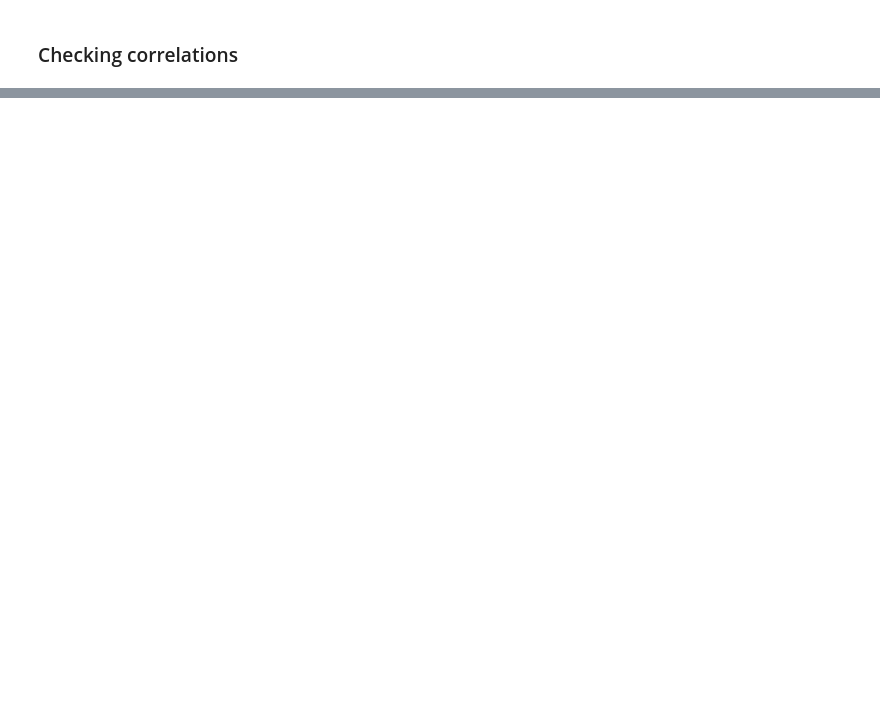
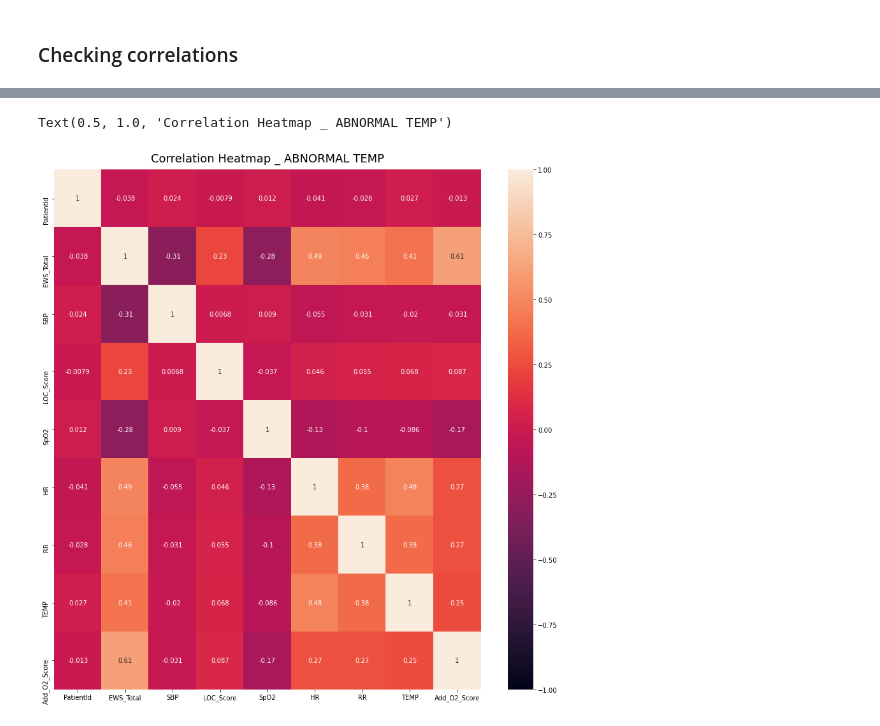
Before and after one commit to kustex/arinti_ews_usecase, a Jupyter notebook: arinti_EWS_notebook.ipynb, the cells around one changed output, grey strips where cells are left out. Cells and saved outputs as stored; diff of their text form; code cells hidden in the pictures; blank space fills up the shorter version.

```diff
--- a/arinti_EWS_notebook.ipynb
+++ b/arinti_EWS_notebook.ipynb
@@ -129,0 +212,10 @@ Text(0.5, 1.0, 'Correlation Heatmap')
+# %%
+df_normal_temp = df_normal_temp[['PatientId','EWS_Total','SBP','LOC_Score','SpO2','HR','RR','TEMP', 'Add_O2_Score']]
+df_abnormal_temp = df_abnormal_temp[['PatientId','EWS_Total','SBP','LOC_Score','SpO2','HR','RR','TEMP', 'Add_O2_Score']]
+
+plt.figure(figsize=(15, 15))
+heatmap = sns.heatmap(df_abnormal_temp.corr(), vmin=-1, vmax=1, annot=True)
+heatmap.set_title('Correlation Heatmap _ ABNORMAL TEMP', fontdict={'fontsize':18}, pad=12)
+# %% [output]
+Text(0.5, 1.0, 'Correlation Heatmap _ ABNORMAL TEMP')
+[figure, added]
```
Also changed, not shown: parts of 14 cells of this notebook.
